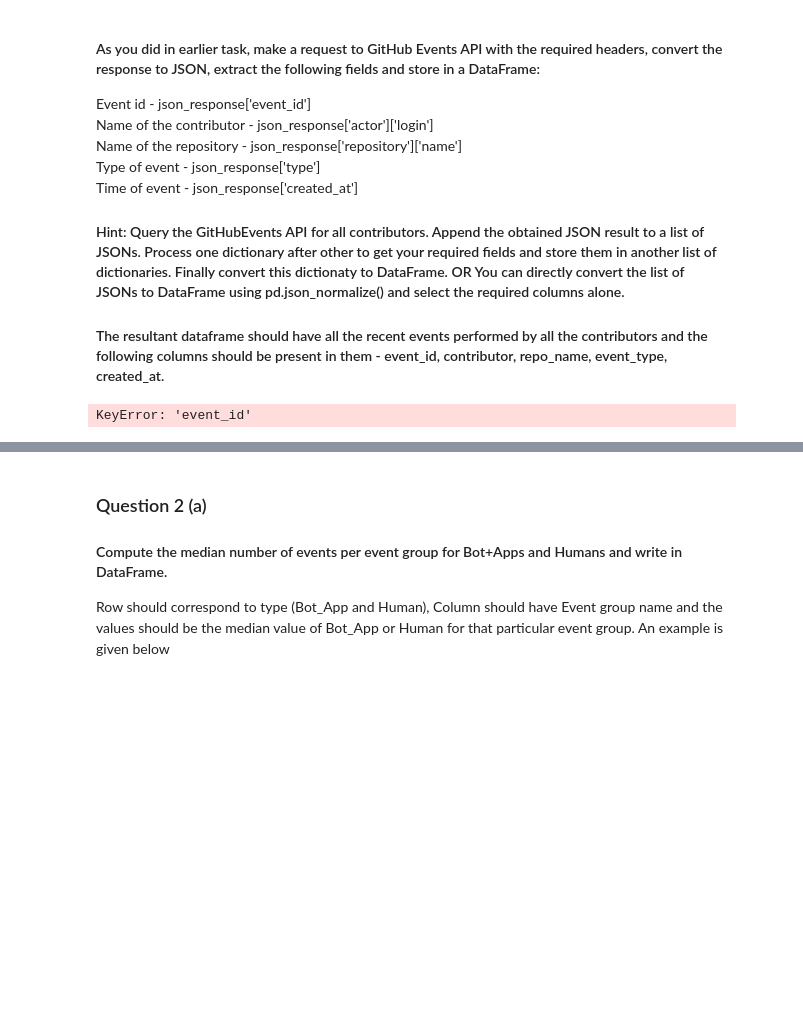
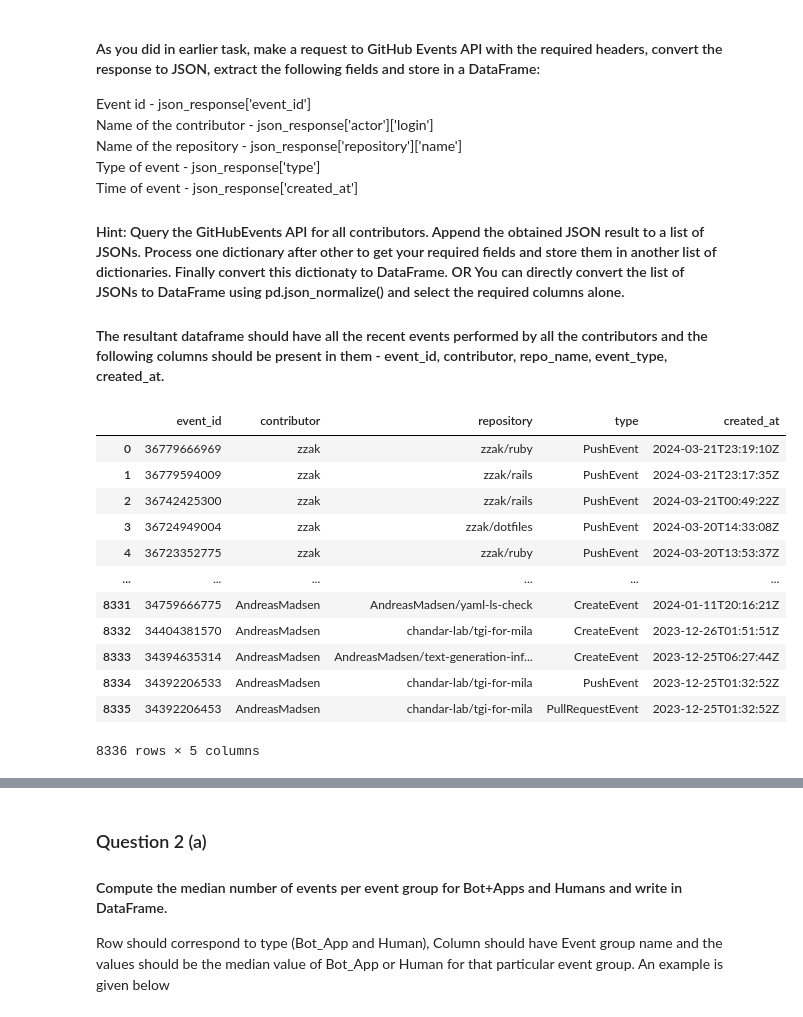
Before and after one commit to MokonaNico/Software_Evolution_TP3_2024, a Jupyter notebook: TP3_template.ipynb, the cells around one changed output, grey strips where cells are left out. Saved outputs shown, nothing was run; the diff lists cells and outputs as text; code cells hidden in the pictures; blank space fills up the shorter version.

```diff
--- a/TP3_template.ipynb
+++ b/TP3_template.ipynb
@@ -397,17 +397,42 @@ Time of event - json_response['created_at']
 # %%
 # YOUR CODE BELOW
 
-data = []
+data = {
+    'event_id': [],
+    'contributor': [],
+    'repository': [],
+    'type': [],
+    'created_at': []
+}
 for contributor in contributors:
     for i in range(3):
-        query = f'{QUERY_ROOT}/users/{contributor}/events/?per_page=100&page={i+1}'
+        query = f'{QUERY_ROOT}/users/{contributor}/events?per_page=100&page={i+1}'
         response = requests.get(query, headers=HEADERS)
         json_response = response.json()
-        data.append(json_response['event_id'], json_response['actor']['login'], json_response['repository']['name'], json_response['type'], json_response['created_at'])
+        for event in json_response:
+            data['event_id'].append(event['id'])
+            data['contributor'].append(event['actor']['login'])
+            data['repository'].append(event['repo']['name'])
+            data['type'].append(event['type'])
+            data['created_at'].append(event['created_at'])
 
-df = pd.DataFrame(data, columns=['event_id','contributor','repository','type','created_at'])
+df = pd.DataFrame(data)
-# %% [output]
-KeyError: 'event_id'
+# %%
+df
+# %% [output]
+|  | event_id | contributor | repository | type | created_at |
+| 0 | 36779666969 | zzak | zzak/ruby | PushEvent | 2024-03-21T23:19:10Z |
+| 1 | 36779594009 | zzak | zzak/rails | PushEvent | 2024-03-21T23:17:35Z |
+| 2 | 36742425300 | zzak | zzak/rails | PushEvent | 2024-03-21T00:49:22Z |
+| 3 | 36724949004 | zzak | zzak/dotfiles | PushEvent | 2024-03-20T14:33:08Z |
+| 4 | 36723352775 | zzak | zzak/ruby | PushEvent | 2024-03-20T13:53:37Z |
+| ... | ... | ... | ... | ... | ... |
+| 8331 | 34759666775 | AndreasMadsen | AndreasMadsen/yaml-ls-check | CreateEvent | 2024-01-11T20:16:21Z |
+| 8332 | 34404381570 | AndreasMadsen | chandar-lab/tgi-for-mila | CreateEvent | 2023-12-26T01:51:51Z |
+| 8333 | 34394635314 | AndreasMadsen | AndreasMadsen/text-generation-inf... | CreateEvent | 2023-12-25T06:27:44Z |
+| 8334 | 34392206533 | AndreasMadsen | chandar-lab/tgi-for-mila | PushEvent | 2023-12-25T01:32:52Z |
+| 8335 | 34392206453 | AndreasMadsen | chandar-lab/tgi-for-mila | PullRequestEvent | 2023-12-25T01:32:52Z |
+8336 rows × 5 columns
 # %% [markdown]
 ### Question 1
 #### Group each event into the following four categories
```
